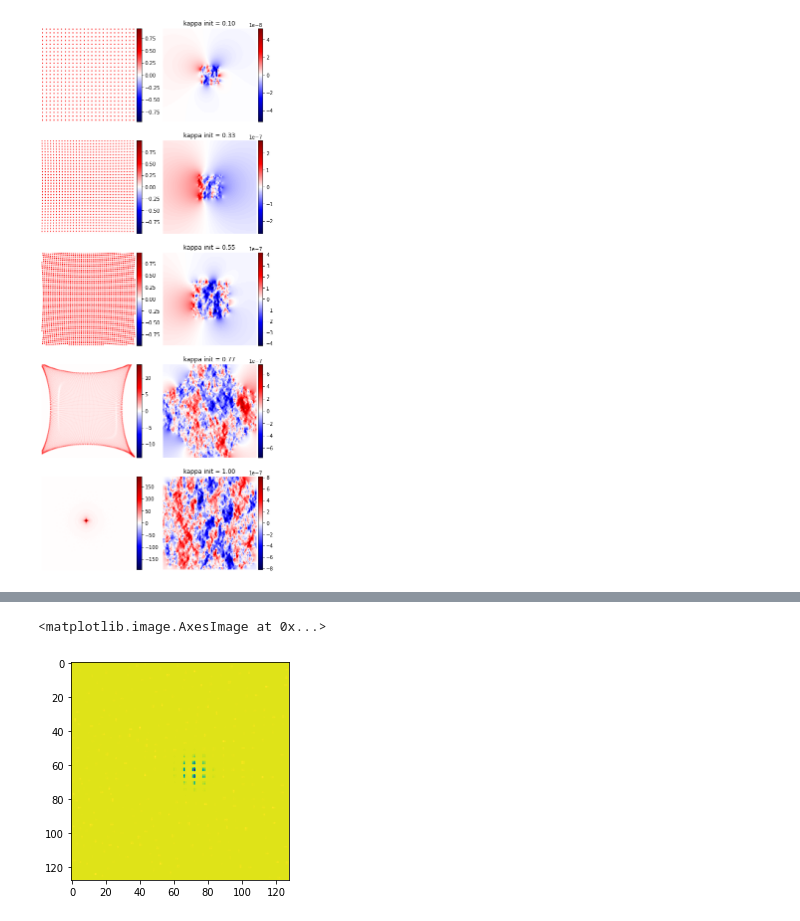
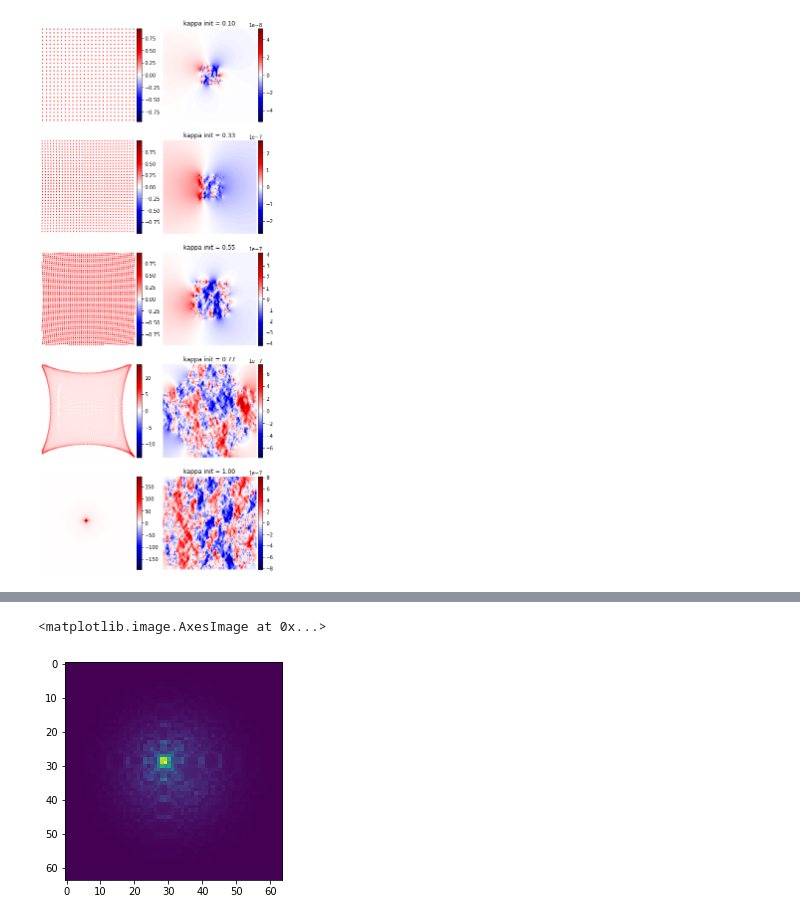
Before and after one commit to AlexandreAdam/Censai, a Jupyter notebook: notebooks/test_initial_gradient.ipynb, the cells around one changed output, grey strips where cells are left out. Saved outputs shown, nothing was run; the diff lists cells and outputs as text; code cells hidden in the pictures.

```diff
--- a/notebooks/test_initial_gradient.ipynb
+++ b/notebooks/test_initial_gradient.ipynb
@@ -40,12 +40,12 @@ class BilinearInterpolation(tf.keras.layers.Layer):
         indices = tf.stack([b, y[..., 0], x[..., 0]], 3)
         return tf.gather_nd(inputs, indices)
 
-    def call(self, images , coordinates):
+    def call(self, images , coordinates, outer_tape):
 #         images, theta = inputs
 #         images , coordinates = inputs
 #         homogenous_coordinates = self.grid_generator(batch=tf.shape(images)[0])
 #         return self.interpolate(images, homogenous_coordinates, theta)
-        return self.interpolate(images, coordinates)
+        return self.interpolate(images, coordinates, outer_tape)
 
 #     def grid_generator(self, batch):
 #         x = tf.linspace(-1, 1, self.width)
@@ -60,7 +60,7 @@ class BilinearInterpolation(tf.keras.layers.Layer):
 #         return homogenous_coordinates
 
 #     def interpolate(self, images, homogenous_coordinates, theta):
-    def interpolate(self, images, coordinates):
+    def interpolate(self, images, coordinates, outer_tape):
         # coordinates shape = [batch, pixels, pixels, 2]
 #         with tf.name_scope("Transformation"):
 #             transformed = tf.matmul(theta, homogenous_coordinates)
@@ -99,6 +99,11 @@ class BilinearInterpolation(tf.keras.layers.Layer):
             y0 = tf.cast(y0, dtype=tf.float32)
             y1 = tf.cast(y1, dtype=tf.float32)
 
+#             wa = (tf.stop_gradient(x1)-x) * (tf.stop_gradient(y1)-y)
+#             wb = (tf.stop_gradient(x1)-x) * (y-tf.stop_gradient(y0))
+#             wc = (x-tf.stop_gradient(x0)) * (tf.stop_gradient(y1)-y)
+#             wd = (x-tf.stop_gradient(x0)) * (y-tf.stop_gradient(y0))
+
             wa = (x1-x) * (y1-y)
             wb = (x1-x) * (y-y0)
             wc = (x-x0) * (y1-y)
@@ -109,7 +114,7 @@ class BilinearInterpolation(tf.keras.layers.Layer):
 #             wc = tf.expand_dims(wc, axis=3)
 #             wd = tf.expand_dims(wd, axis=3)
 
-        return tf.math.add_n([wa*Ia + wb*Ib + wc*Ic + wd*Id])
+        return wa*Ia + wb*Ib + wc*Ic + wd*Id
 # %%
 import tensorflow as tf
 import numpy as np
@@ -364,7 +373,7 @@ kappa_gen = NISGenerator(
     src_fov=3,
     pixels=64,
 )
-phys = PhysicalModel(kappa_fov=17.425909, image_fov=17.425909, kappa_pixels=64, pixels=128, src_fov=3, src_pixels=364, method="conv2d")
+phys = PhysicalModel(kappa_fov=17.425909, image_fov=17.425909, kappa_pixels=64, pixels=64, src_fov=3, src_pixels=64, method="conv2d")
 
 xsrc = tf.cast(tf.linspace(-1, 1, phys.src_pixels), dtype=DTYPE) * phys.src_fov / 2
 xsrc, ysrc = tf.meshgrid(xsrc, xsrc)
@@ -525,7 +536,7 @@ for ki in tqdm(kappa_init):
     with tf.GradientTape() as g:
         g.watch(source_i)
         g.watch(k)
-        y_pred = phys.forward(source=source_i, kappa=10**(k))
+        y_pred = phys.forward(source=source_i, kappa=10**(k), tape=g)
         log_likelihood = 0.5 * tf.reduce_sum((y_pred - lensed_image) ** 2 / phys.noise_rms ** 2, axis=(1, 2, 3))
         cost = tf.reduce_mean(log_likelihood)
     _source_i_grad, _kappa_i_grad = g.gradient(cost, [source_i, k])
@@ -686,5 +697,5 @@ for i in range(20):
 # %%
-plt.imshow(source[0, ..., 0] - source_i_grad[0][0, ..., 0])
+plt.imshow(source[0, ..., 0] - source_i_grad[-1][0, ..., 0])
 # %% [output]
 <matplotlib.image.AxesImage at 0x...>
-[figure, old version]
+[figure, new version]
```
Also changed, not shown: parts of 7 cells of this notebook, 3 other files.
